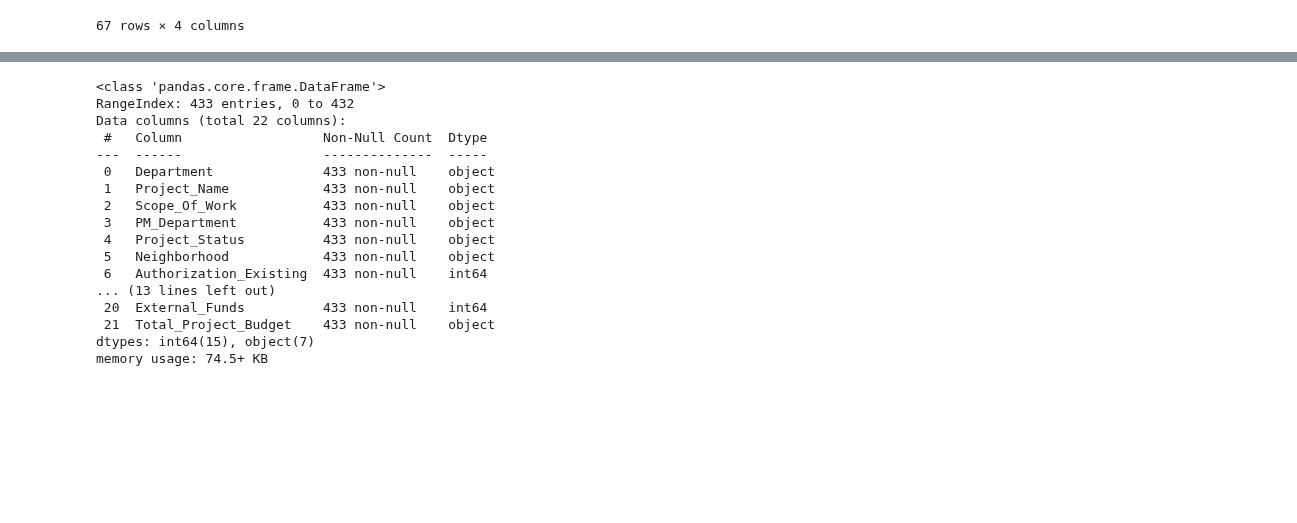
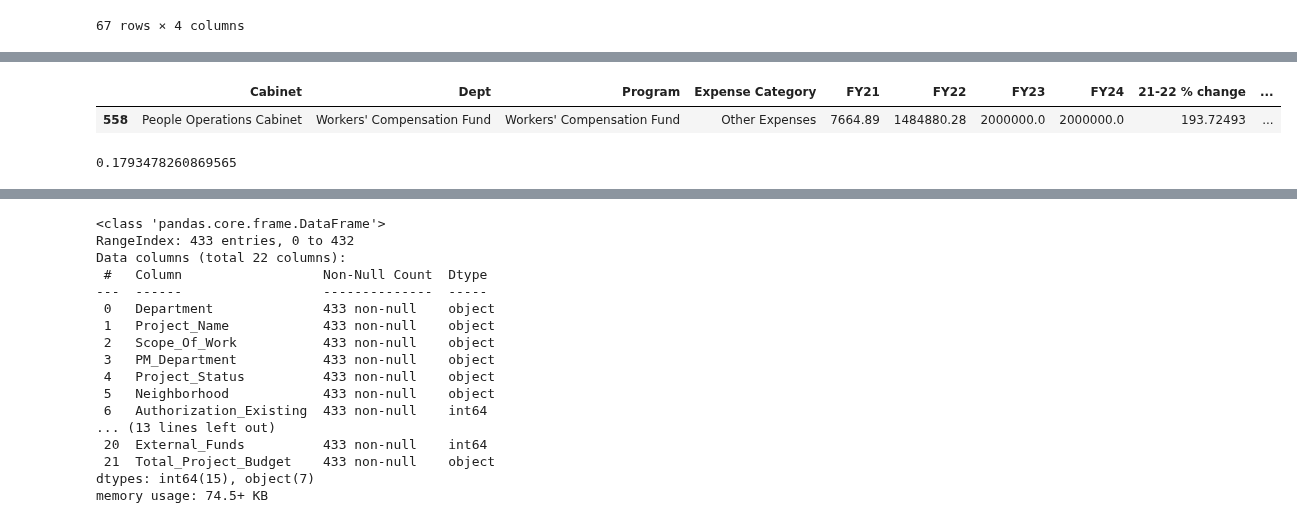
Before and after one commit to BU-Spark/ds-boston-city-budget, a Jupyter notebook: fa23-team-a/project.ipynb, the cells around one changed output, grey strips where cells are left out. Cells and saved outputs as stored; diff of their text form; code cells hidden in the pictures; blank space fills up the shorter version.

```diff
--- a/fa23-team-a/project.ipynb
+++ b/fa23-team-a/project.ipynb
@@ -97,3 +191,12 @@ dpts.sort_values(by='FY24', ascending=False)
+# %%
+df[df['Dept'] == 'Workers\' Compensation Fund']
+# %% [output]
+|  | Cabinet | Dept | Program | Expense Category | FY21 | FY22 | FY23 | FY24 | 21-22 % change | ... |
+| 558 | People Operations Cabinet | Workers' Compensation Fund | Workers' Compensation Fund | Other Expenses | 7664.89 | 1484880.28 | 2000000.0 | 2000000.0 | 193.72493 | ... |
+# %%
+programs[programs['% increase'] < 1].count()[0] / programs.count()[0]
+# %% [output]
+0.1793478260869565
 # %%
 df2 = pd.read_csv("data/fy24-capital-budget-plan-recommended.csv")
 df2.head()
```
Also changed, not shown: parts of 9 cells of this notebook, 1 other file.
